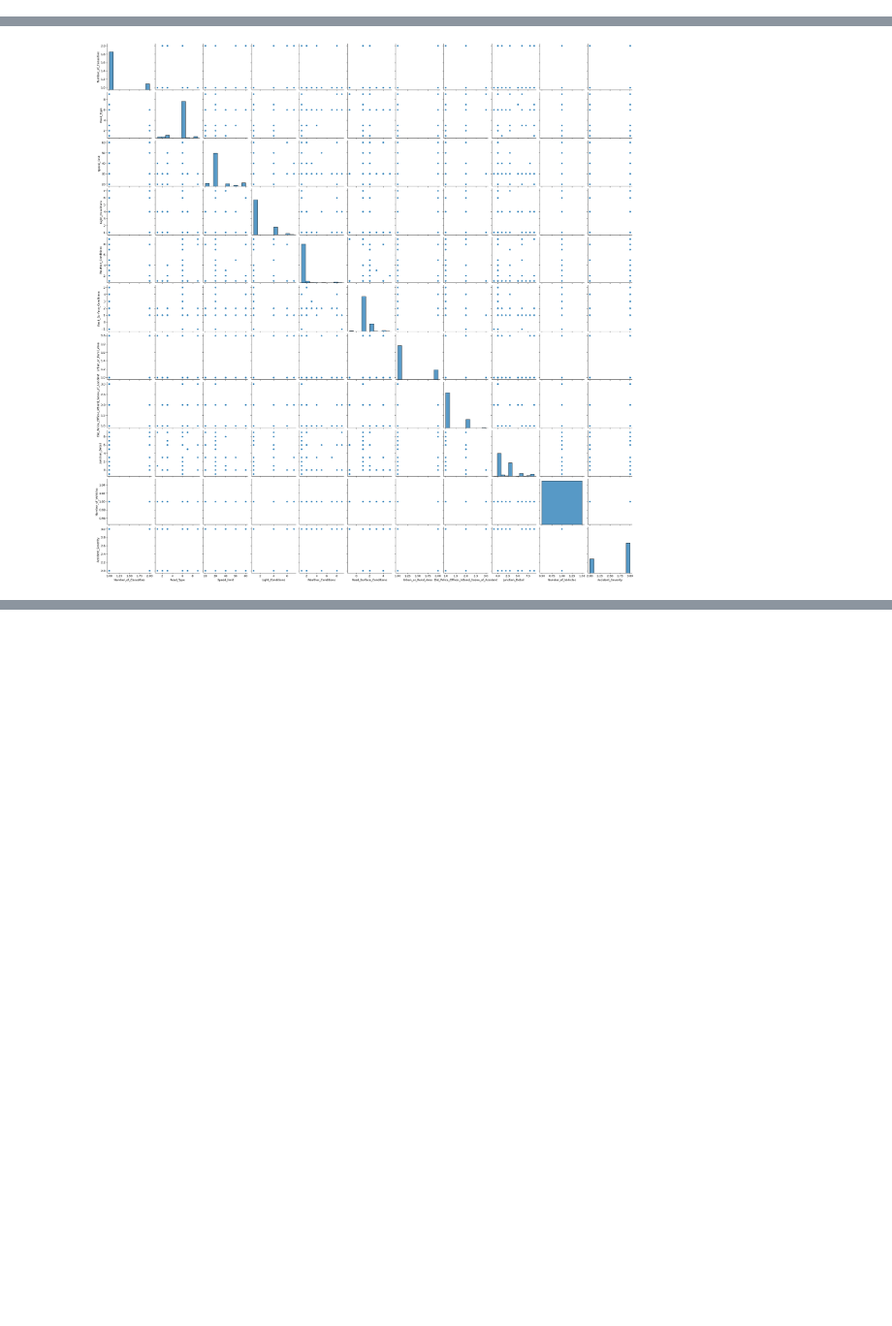
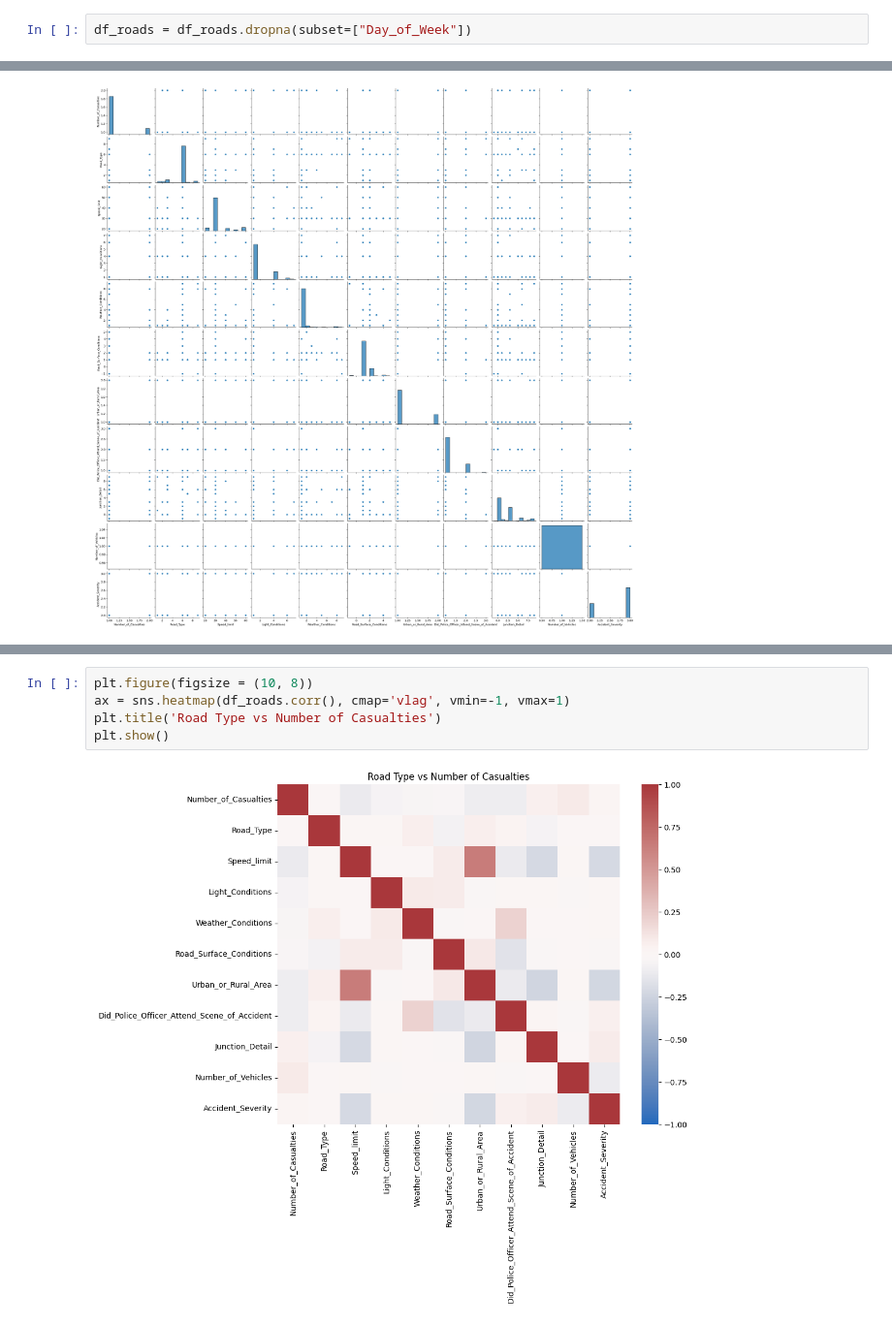
Before and after one commit to bi-202310/lab-1, a Jupyter notebook: clustering.ipynb, the cells around one changed output, grey strips where cells are left out. Shown at 97% size. Saved outputs shown, nothing was run; the diff lists cells and outputs as text; blank space fills up the shorter version.

```diff
--- a/clustering.ipynb
+++ b/clustering.ipynb
@@ -181,3 +181,5 @@ df_roads = df_roads.drop(df_roads[df_roads["Did_Police_Officer_Attend_Scene_of_A
 print(len(list(filter(lambda x: x not in [1, 2, 3], df_roads["Did_Police_Officer_Attend_Scene_of_Accident"]))))
 # %% [output]
 0
+# %%
+df_roads = df_roads.dropna(subset=["Day_of_Week"])
@@ -190,0 +238,7 @@ sns.pairplot(df_roads.sample(frac=0.05))
+# %%
+plt.figure(figsize = (10, 8))
+ax = sns.heatmap(df_roads.corr(), cmap='vlag', vmin=-1, vmax=1)
+plt.title('Road Type vs Number of Casualties')
+plt.show()
+# %% [output]
+[figure, added]
```
Also changed, not shown: parts of 4 cells of this notebook.
